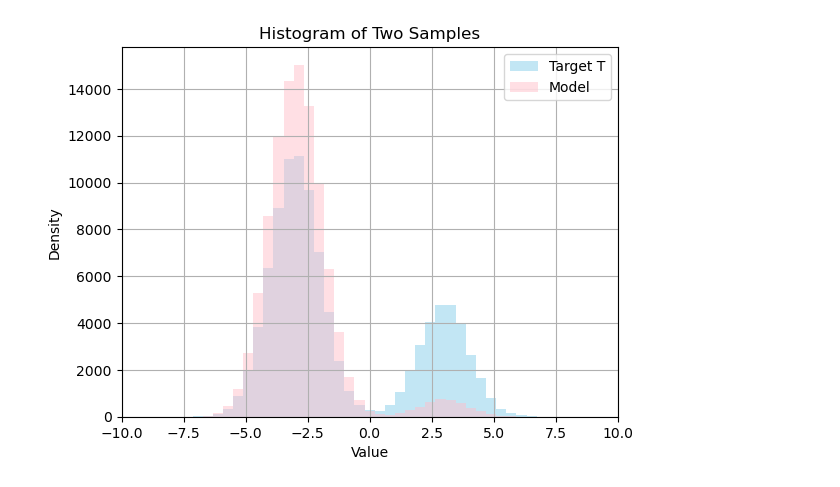
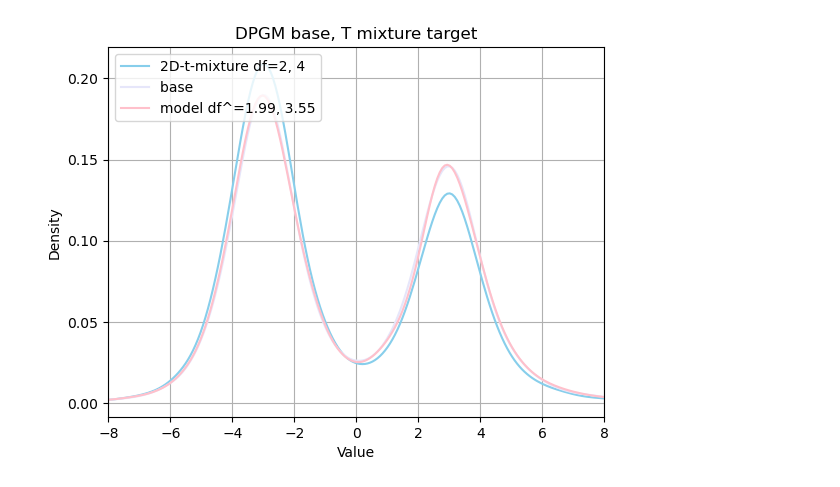
Before and after one commit to han-seungsu/normflows, a Jupyter notebook: Student-T-Product Target.ipynb, the cells around one changed output. Cells and saved outputs as stored; diff of their text form; code cells hidden in the pictures.

```diff
--- a/Student-T-Product Target.ipynb
+++ b/Student-T-Product Target.ipynb
@@ -21,9 +72,8 @@ device = torch.device("mps" if torch.backends.mps.is_available() else "cpu")
 torch.manual_seed(0)
 np.random.seed(0)
 
-
-dimension = 1
+dimension = 2
 #base = nf.distributions.GaussianMixture(n_modes=2, dim=dimension, loc=[[3],[-3]], weights=[0.1, 0.9])
 #base = DPGM(shape=dimension, T=2)
-base = DirichletProcessMixture(shape=dimension, T=2)
+base = DirichletProcessMixture(shape=dimension, T=30)
 # %%
@@ -353,0 +278,11 @@ tensor([[0.0444, 0.9556]], grad_fn=<SoftmaxBackward0>)
+# %%
+Train.TrainModel(model,
+                 dimension=2,
+                 max_iter=4000,
+                 lr=5e-3,
+                 num_samples=2**10,
+                 show_iter=500,
+                 weight_decay=1e-5,
+                 freeze_flow=True,
+                 freeze_ratio=0.8
+                 )
@@ -354,25 +344,42 @@ tensor([[0.0444, 0.9556]], grad_fn=<SoftmaxBackward0>)
 # %%
+from scipy.stats import gaussian_kde
+# target 에서 샘플을 뽑을 수 있는 경우에만..
+np.random.seed(1)
+torch.manual_seed(1)
+
 marginal = 1
 s1 = target.sample(num_samples=100000).cpu().detach().numpy()[:, marginal-1]
 s2 = model.q0.forward(100000)[0].cpu().detach().numpy()[:, marginal-1]
 s3 = model.sample(100000)[0].detach().numpy()[:, marginal-1]
 
-min = -10
-max = 10
+min = -8
+max = 8
 bins = 50
 
+kde_func1 = gaussian_kde(s1)
+kde_func2 = gaussian_kde(s2)
+kde_func3 = gaussian_kde(s3)
+
+xmin, xmax = (min if min is not None else s1.min()), (max if max is not None else s1.max())
+xs1 = np.linspace(xmin, xmax, 200)
+
+plt.plot(xs1, kde_func1(xs1), label='2D-t-mixture df=2, 4', color='skyblue')
+plt.plot(xs1, kde_func2(xs1), label='base ', color='lavender')
+plt.plot(xs1, kde_func3(xs1), label='model df^=1.99, 3.55', color='pink')
+
 # 히스토그램 그리기
-plt.hist(s1, bins=np.linspace(min, max, bins), alpha=0.5, label='Target T', color='skyblue', density=False)
+#plt.hist(s1, bins=np.linspace(min, max, bins), alpha=0.5, label='Target T', color='skyblue', density=False)
 #plt.hist(s2, bins=np.linspace(min, max, bins), alpha=0.5, label='Base Mixture', color='orange', density=False)
-plt.hist(s3, bins=np.linspace(min, max, bins), alpha=0.5, label='Model', color='pink', density=False)
+#plt.hist(s3, bins=np.linspace(min, max, bins), alpha=0.5, label='Model', color='pink', density=False)
 
 # 라벨 및 범례
 plt.xlabel('Value')
 plt.ylabel('Density')
-plt.title('Histogram of Two Samples')
-plt.legend()
+plt.title('DPGM base, T mixture target')
+plt.legend(loc='upper left')
 plt.xlim(min,max)
 plt.grid(True)
+plt.savefig(f"figure/DPGM base, T mixture target.png", dpi=300, bbox_inches='tight')
 plt.show()
 # %% [output]
-[figure, old version]
+[figure, new version]
```
Also changed, not shown: parts of 23 cells of this notebook, 3 other files.
